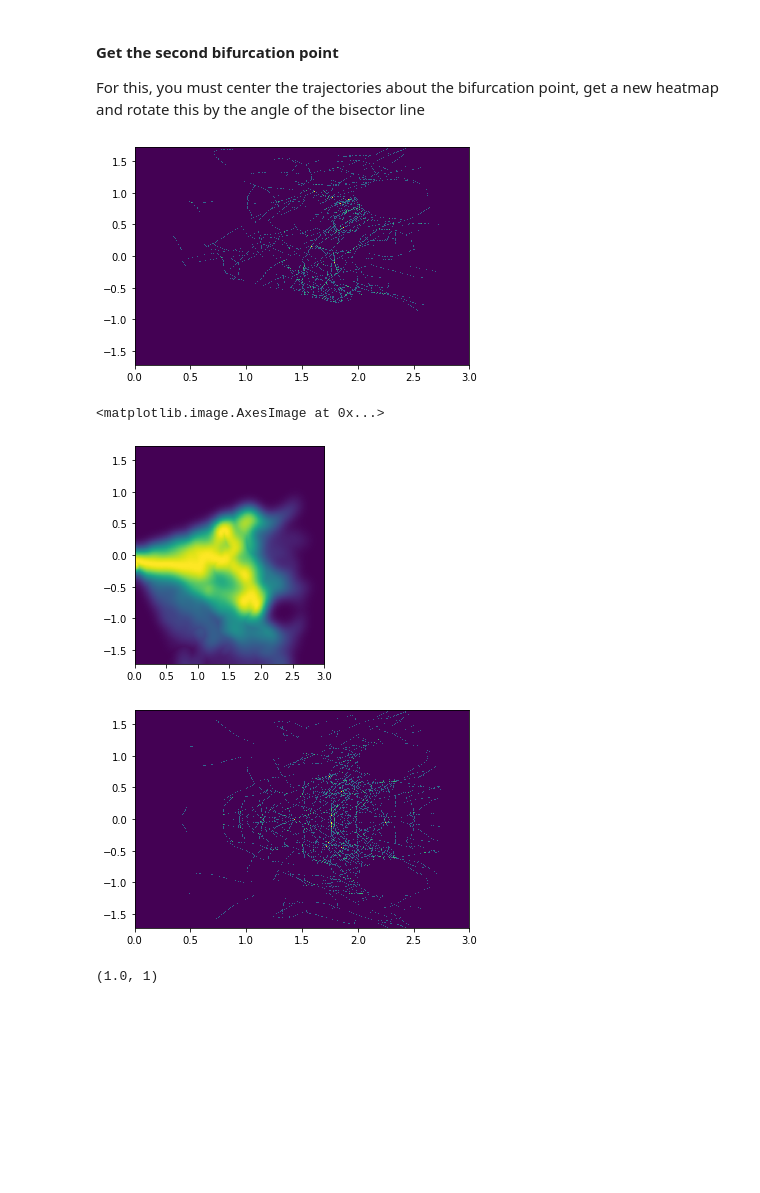
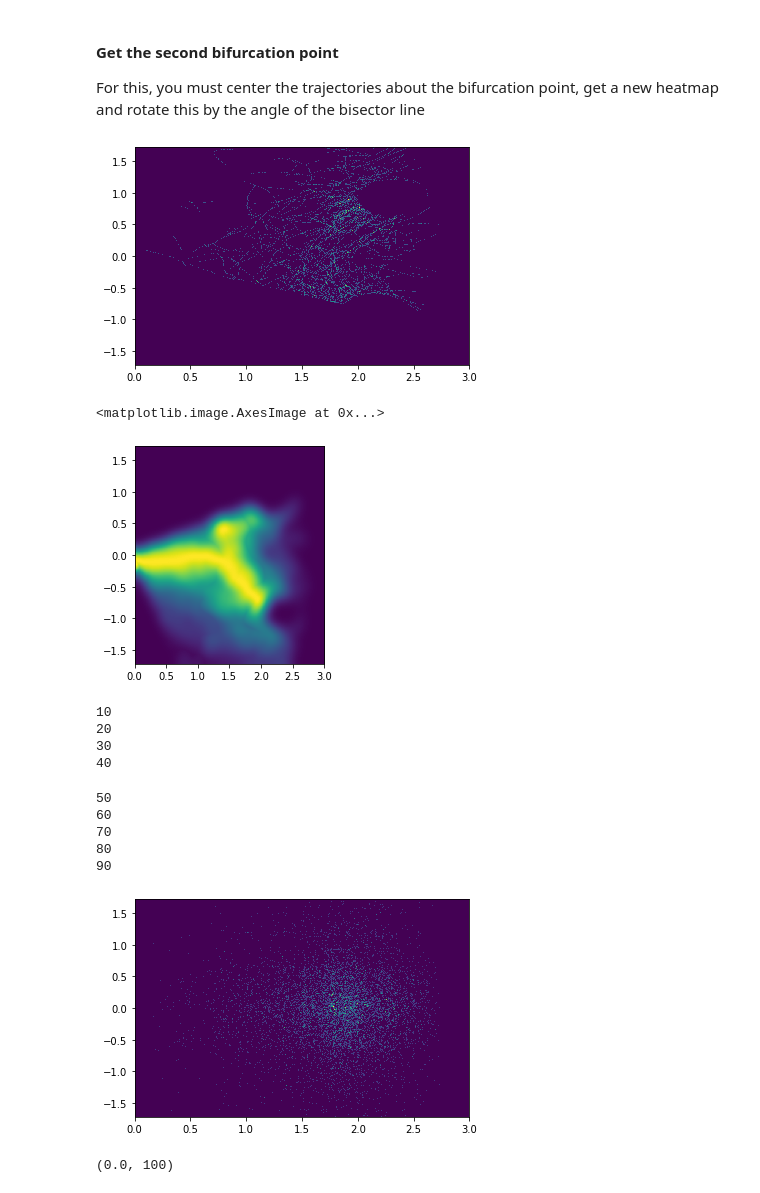
Before and after one commit to bianca-schell/locustVR, a Jupyter notebook: three-choice_statistics.ipynb, the cells around one changed output. Drawn from its saved outputs; the diff is of its cells as text; code cells hidden in the pictures; blank space fills up the shorter version.

```diff
--- a/three-choice_statistics.ipynb
+++ b/three-choice_statistics.ipynb
@@ -7,7 +7,7 @@ import matplotlib.pyplot as plt
 from scipy.optimize import curve_fit
 # %%
 window_size = 50
-randomisations = 1
+randomisations = 100
 # %%
 post0_x = 3.0 * np.cos(3.5 * np.pi / 18)
 post0_y = 3.0 * -np.sin(3.5 * np.pi / 18)
@@ -80,7 +73,7 @@ while True:
 
     tmin = 0
     tmax = 200
-    for idx, t in enumerate(range(tmin, tmax-window_size)):
+    for idx, t in enumerate(range(tmin, tmax-window_size, 12)):
         window_min = t
         window_max = t + window_size
 
@@ -125,6 +118,6 @@ while True:
     if len(positive_bif) >= randomisations:
         break
 
-    if len(positive_bif) % 100 == 0:
+    if len(positive_bif) % 10 == 0:
         print(len(positive_bif))
 # %% [output]
@@ -241,12 +244,12 @@ for idx, t in enumerate(range(tmin, tmax)):
     else:
         tmp_img1 = np.fmax(tmp_img1, tmp_img)
 # %% [output]
-[figure, old version]
+[figure, new version]
 # %%
 plt.imshow(tmp_img1, extent=[r1[0][0], r1[0][1], r1[1][0], r1[1][1]])
 # %% [output]
 <matplotlib.image.AxesImage at 0x...>
-[figure, old version]
+[figure, new version]
 # %%
 positive_bif2 = []
 
@@ -261,7 +264,7 @@ while True:
 
     tmin = 0
     tmax = 300
-    for idx, t in enumerate(range(tmin, tmax)):
+    for idx, t in enumerate(range(tmin, tmax, 20)):
         window_min = t
         window_max = t + window_size
 
@@ -279,36 +282,45 @@ while True:
 
     x_fit = x_fit
     y_fit = np.abs(y_fit)
     y_fit = y_fit[x_fit > bif_pt]
     x_fit = x_fit[x_fit > bif_pt]
 
     try:
         for i in range(0, 10):
             fit_params, pcov = curve_fit(
                 fitfunc_vec_self, x_fit, y_fit, p0=params2, maxfev=10000
             )
             params2 = fit_params
 
         if (
             (fit_params[0] > 0)
             & (fit_params[0] < post0_x)
             & (fit_params[1] > 0.1)
             & (fit_params[2] > 0.1)
         ):
             positive_bif2.append(1)
         else:
             positive_bif2.append(0)
     except TypeError:
         pass
 
     if len(positive_bif2) >= randomisations:
         break
 
-    if len(positive_bif2) % 100 == 0:
+    if len(positive_bif2) % 10 == 0:
         print(len(positive_bif2))
 # %% [output]
+10
+20
+30
+40
+50
+60
+70
+80
+90
-[figure, old version]
+[figure, new version]
 # %%
 np.sum(positive_bif2) / len(positive_bif2), len(positive_bif2)
 # %% [output]
-(1.0, 1)
+(0.0, 100)
```
Also changed, not shown: parts of 3 cells of this notebook, 4 other files.
